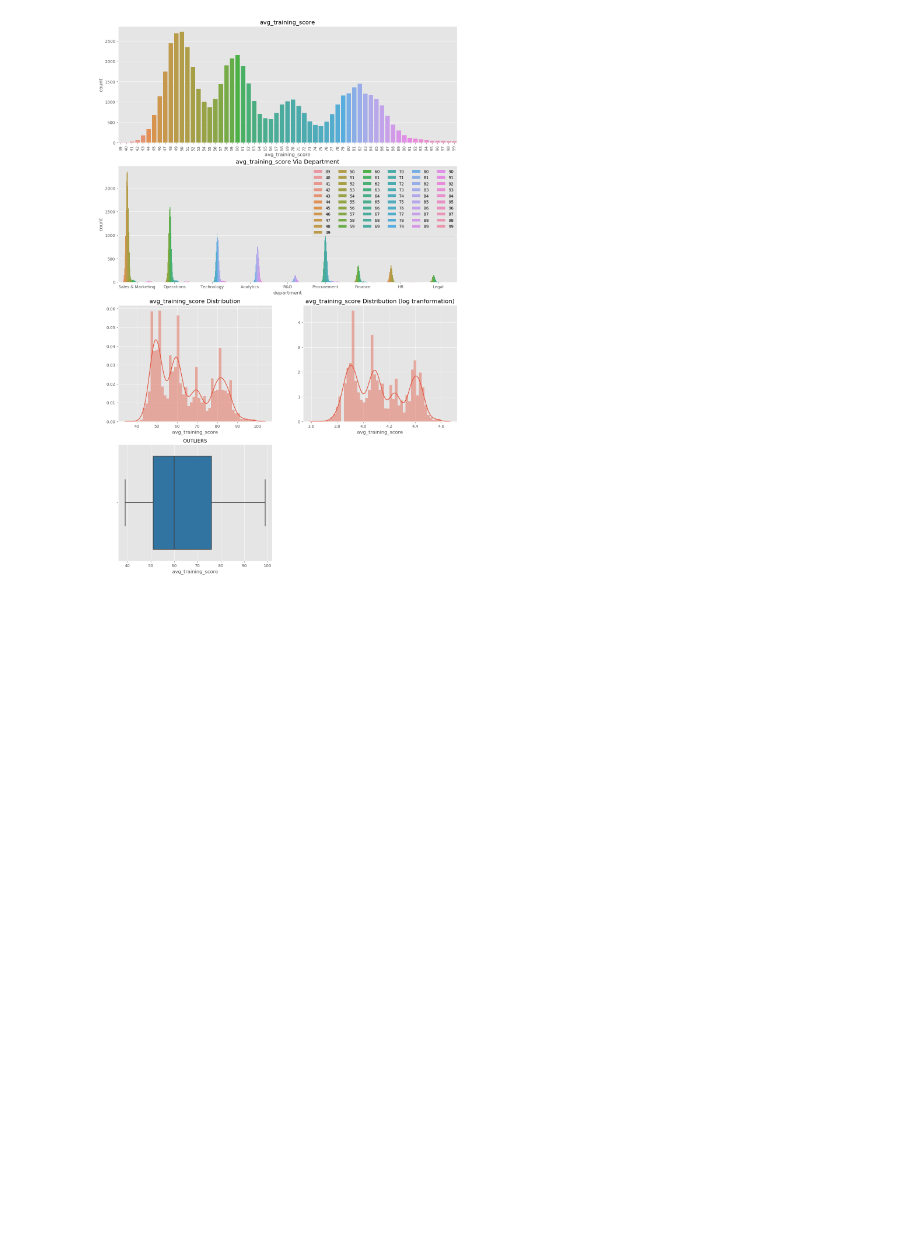
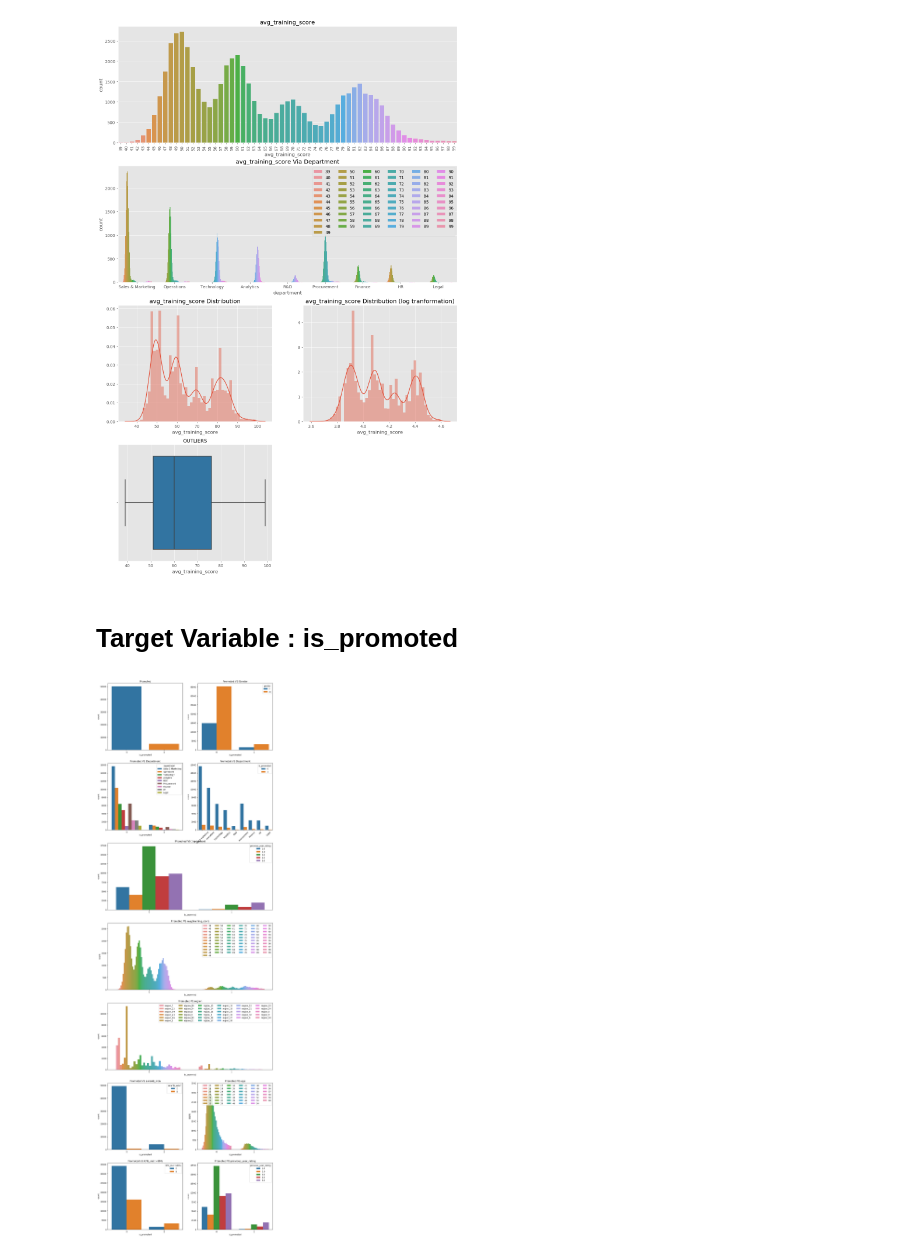
Before and after one commit to vishuvardhan16/HR-Analytics, a Jupyter notebook: HR Analytics.ipynb, the cells around one changed output. Saved outputs shown, nothing was run; the diff lists cells and outputs as text; code cells hidden in the pictures; blank space fills up the shorter version.

```diff
--- a/HR Analytics.ipynb
+++ b/HR Analytics.ipynb
@@ -487,3 +487,59 @@ plt.title('OUTLIERS')
 plt.show()
 # %% [output]
 [figure]
+# %% [markdown]
+# Target Variable : is_promoted
+# %%
+plt.figure(figsize=(15,50))
+
+plt.subplot(7,2,1)
+sns.countplot(train.is_promoted)
+plt.title('Promoted')
+
+plt.subplot(7,2,2)
+sns.countplot(train.is_promoted,hue=train.gender)
+plt.title('Promoted VS Gender')
+
+plt.subplot(7,2,3)
+sns.countplot(train.is_promoted,hue=train.department)
+plt.title('Promoted VS Department')
+
+plt.subplot(7,2,4)
+sns.countplot(train.department,hue=train.is_promoted)
+plt.xticks(rotation=45)
+plt.title('Promoted VS Department')
+
+plt.subplot(7,2,(5,6))
+sns.countplot(train.is_promoted,hue=train.previous_year_rating)
+plt.title('Promoted VS Department')
+
+plt.subplot(7,2,(7,8))
+sns.countplot(train.is_promoted,hue=train.avg_training_score)
+plt.legend(ncol=6)
+plt.title('Promoted VS avg_training_score')
+
+plt.subplot(7,2,(9,10))
+sns.countplot(train.is_promoted,hue=train.region)
+plt.legend(ncol=6)
+plt.title('Promoted VS region')
+
+plt.subplot(7,2,11)
+sns.countplot(train.is_promoted,hue=train['awards_won?'])
+plt.title('Promoted VS awards_won')
+
+plt.subplot(7,2,12)
+sns.countplot(train.is_promoted,hue=train['age'])
+plt.legend(ncol=6)
+plt.title('Promoted VS age')
+
+plt.subplot(7,2,13)
+sns.countplot(train.is_promoted,hue=train['KPIs_met >80%'])
+plt.title('Promoted VS KPIs_met >80%')
+
+plt.subplot(7,2,14)
+sns.countplot(train.is_promoted,hue=train['previous_year_rating'])
+plt.title('Promoted VS previous_year_rating')
+
+plt.show()
+# %% [output]
+[figure, added]
```
Also changed, not shown: parts of 1 cell of this notebook.
